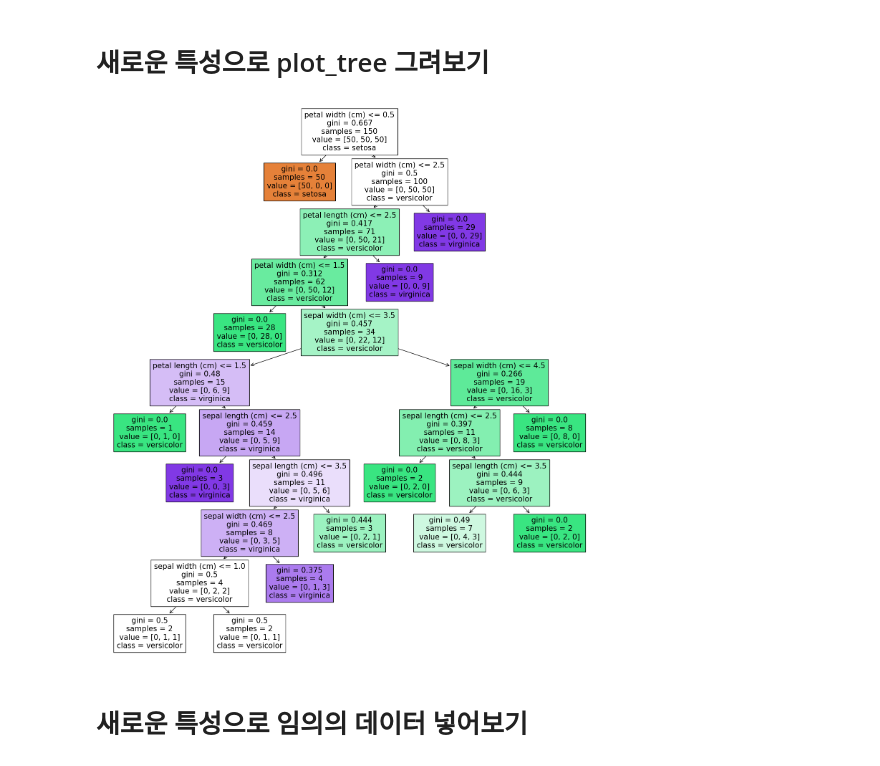
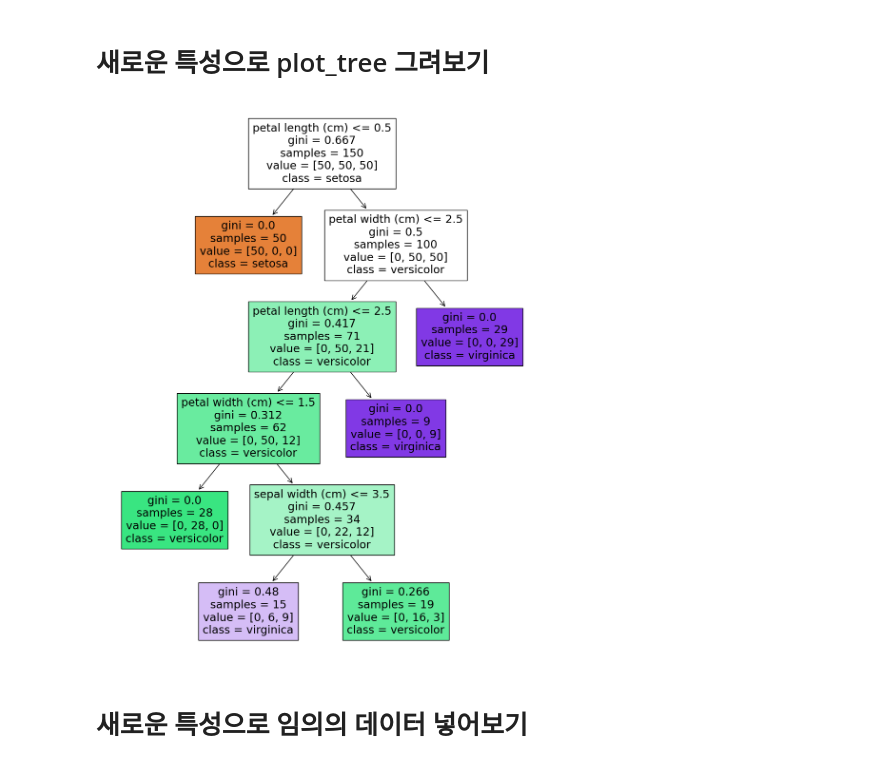
Before and after one commit to lth0813/KEPCO, a Jupyter notebook: ML & DL/1228_Review2.ipynb, the cells around one changed output. Saved outputs shown, nothing was run; the diff lists cells and outputs as text; code cells hidden in the pictures.

```diff
--- a/ML & DL/1228_Review2.ipynb
+++ b/ML & DL/1228_Review2.ipynb
@@ -166,12 +164,15 @@ new_data = data.copy()
 from scipy.stats import iqr
 
 # 특성 새로 설정해보기
-
+ranges = []
 for i in new_data.columns[:-1]:
-    iqr_value = iqr(new_data[i])
+    iqr_value = np.percentile(new_data[i], 75) - np.percentile(new_data[i], 25)
     bin_width = 2 * iqr_value / (len(new_data[i]))**(1/3)
     num_bins = int((new_data[i].max() - new_data[i].min()) / bin_width)
     new_feature = pd.cut(new_data[i], bins=num_bins, labels=False)
+    bin_ranges = pd.cut(new_data[i], bins=num_bins).unique()
+    bin_ranges = sorted([range_.left, range_.right] for range_ in bin_ranges)
+    ranges.append(bin_ranges)
     new_data[i] = new_feature
 # %%
 new_x = new_data.columns[:-1]
@@ -223,14 +224,14 @@ pprint(new_tree)
 # %% [markdown]
 # 새로운 특성으로 plot_tree 그려보기
 # %%
-tree_model = DecisionTreeClassifier()
+tree_model = DecisionTreeClassifier(max_depth=5)
 new_y = load_iris()['target']
 tree_model.fit(np.array(new_data[new_x]), new_y)
 
-plt.figure(figsize=(18, 20))
+plt.figure(figsize=(12, 15))
 plot_tree(tree_model, feature_names=load_iris()['feature_names'], class_names=['setosa', 'versicolor', 'virginica'], filled=True)
 plt.show()
 # %% [output]
-[figure, old version]
+[figure, new version]
 # %% [markdown]
 # 새로운 특성으로 임의의 데이터 넣어보기
```
Also changed, not shown: parts of 11 cells of this notebook, 4 other files.
